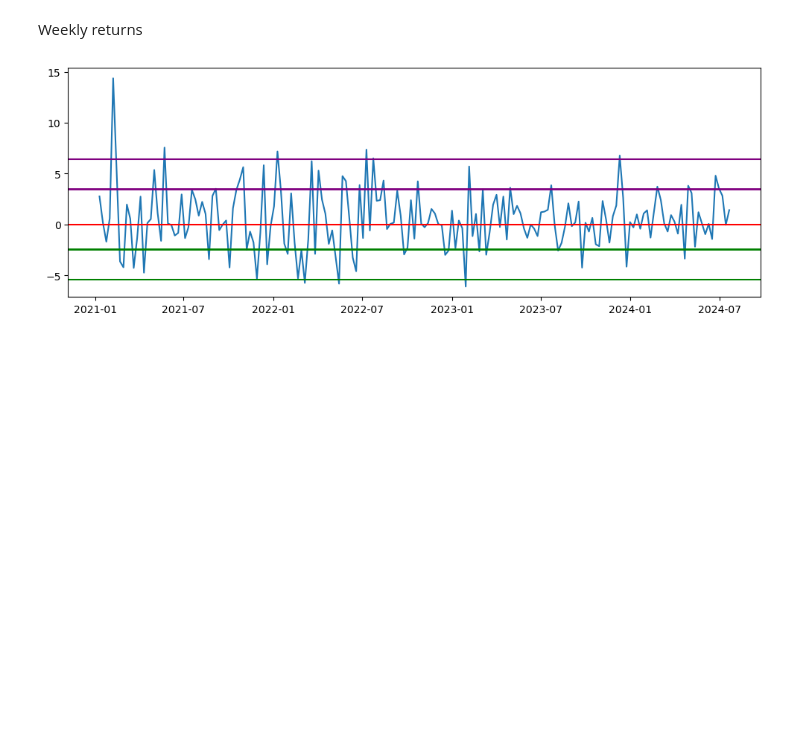
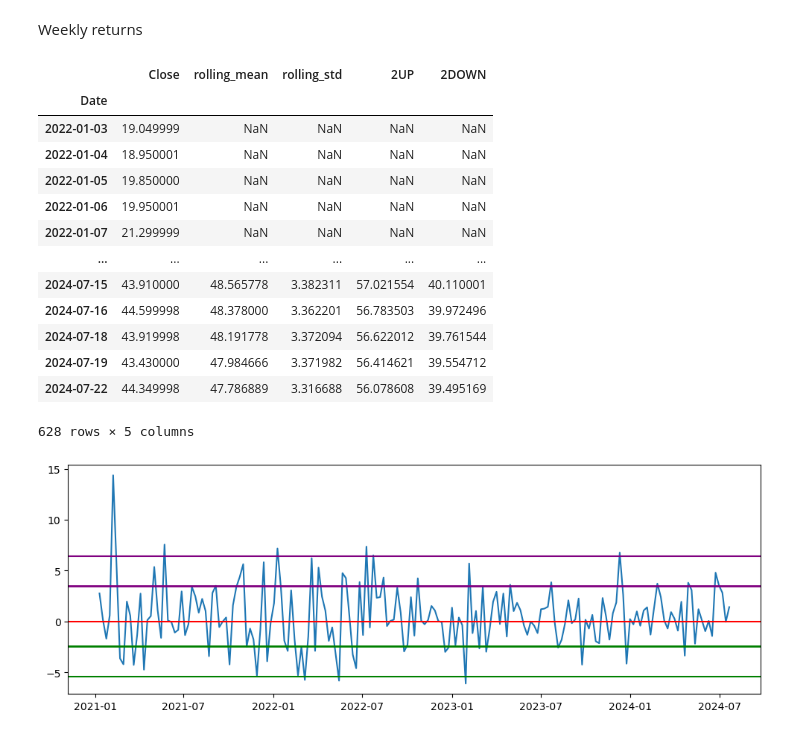
Before and after one commit to isouravsharma/Fin, a Jupyter notebook: Ticker-automate_V2.ipynb, the cells around one changed output. Cells and saved outputs as stored; diff of their text form; code cells hidden in the pictures; blank space fills up the shorter version.

```diff
--- a/Ticker-automate_V2.ipynb
+++ b/Ticker-automate_V2.ipynb
@@ -129,6 +129,23 @@ def create_monthly_return(df,ticker):
     plt.axhline(np.mean(weekly_data) - 2*np.std(weekly_data), color='green')
     # return fig
     plt.savefig(f"../MONTHLY_RETURN/{ticker}.png")
+# %%
+data
+# %% [output]
+|  | Close | rolling_mean | rolling_std | 2UP | 2DOWN |
+| Date |  |  |  |  |  |
+| 2022-01-03 | 19.049999 | NaN | NaN | NaN | NaN |
+| 2022-01-04 | 18.950001 | NaN | NaN | NaN | NaN |
+| 2022-01-05 | 19.850000 | NaN | NaN | NaN | NaN |
+| 2022-01-06 | 19.950001 | NaN | NaN | NaN | NaN |
+| 2022-01-07 | 21.299999 | NaN | NaN | NaN | NaN |
+| ... | ... | ... | ... | ... | ... |
+| 2024-07-15 | 43.910000 | 48.565778 | 3.382311 | 57.021554 | 40.110001 |
+| 2024-07-16 | 44.599998 | 48.378000 | 3.362201 | 56.783503 | 39.972496 |
+| 2024-07-18 | 43.919998 | 48.191778 | 3.372094 | 56.622012 | 39.761544 |
+| 2024-07-19 | 43.430000 | 47.984666 | 3.371982 | 56.414621 | 39.554712 |
+| 2024-07-22 | 44.349998 | 47.786889 | 3.316688 | 56.078608 | 39.495169 |
+628 rows × 5 columns
 # %%
 create_monthly_return(data, "ICICBANK")
 # %% [output]
```
Also changed, not shown: parts of 1 cell of this notebook, 1 other file.
